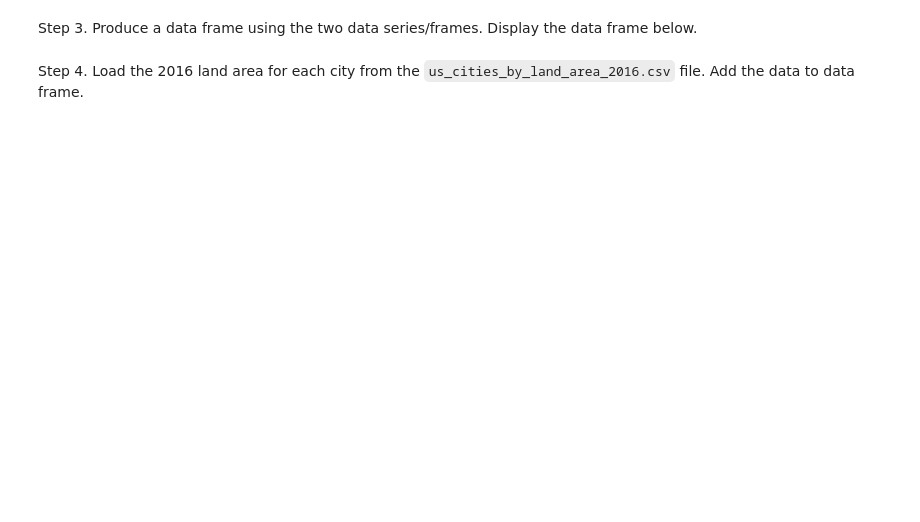
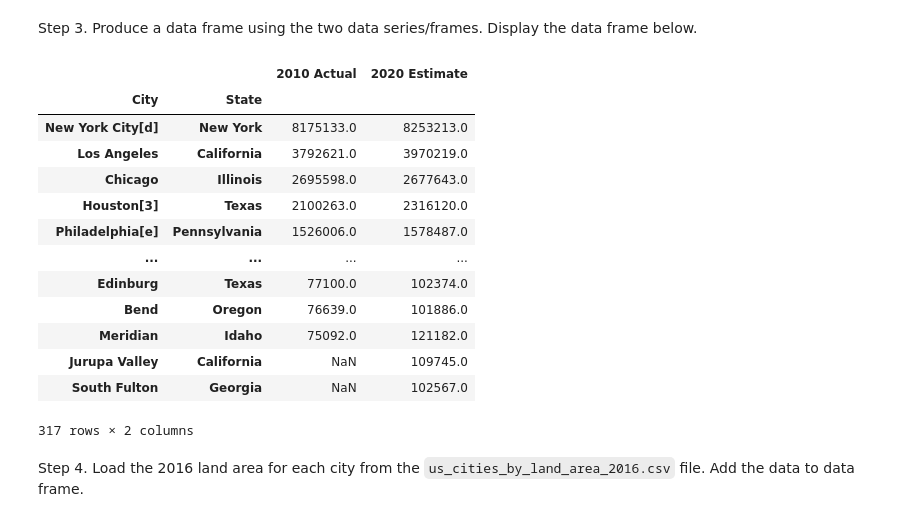
Before and after one commit to t4d-classes/advanced-python_10242022, a Jupyter notebook: jupyter/exercises/04_Exercise.ipynb, the cells around one changed output. Drawn from its saved outputs; the diff is of its cells as text; code cells hidden in the pictures; blank space fills up the shorter version.

```diff
--- a/jupyter/exercises/04_Exercise.ipynb
+++ b/jupyter/exercises/04_Exercise.ipynb
@@ -12,6 +92,44 @@ Step 2. Use the file `us_cities_by_population_2020.csv` to create a data series.
 Step 3. Produce a data frame using the two data series/frames. Display the data frame below.
 # %%
 # Step 3 Solution
+
+# cities_data = pd.DataFrame({
+#     "Rank 1": cities_2010["Rank"],
+#     "2010 Actual": cities_2010["2010 Actual"],
+#     "Rank 2": cities_2020["Rank"],
+#     "2020 Estimate": cities_2020["2020 Estimate"],
+# })
+
+# cities_2010.columns = ["Rank 1", "2010 Actual"]
+# cities_2020.columns = ["Rank 2", "2020 Estimate"]
+
+del cities_2010["Rank"]
+del cities_2020["Rank"]
+
+# Or drop the column
+# cities_2010.drop("Rank", axis=1, inplace=True)
+# cities_2020.drop(columns=["Rank"], inplace=True)
+
+cities_data = cities_2010.join(cities_2020)
+
+# cities_data = cities_2010.join(cities_2020, rsuffix=" 2")
+
+cities_data
+# %% [output]
+|  |  | 2010 Actual | 2020 Estimate |
+| City | State |  |  |
+| New York City[d] | New York | 8175133.0 | 8253213.0 |
+| Los Angeles | California | 3792621.0 | 3970219.0 |
+| Chicago | Illinois | 2695598.0 | 2677643.0 |
+| Houston[3] | Texas | 2100263.0 | 2316120.0 |
+| Philadelphia[e] | Pennsylvania | 1526006.0 | 1578487.0 |
+| ... | ... | ... | ... |
+| Edinburg | Texas | 77100.0 | 102374.0 |
+| Bend | Oregon | 76639.0 | 101886.0 |
+| Meridian | Idaho | 75092.0 | 121182.0 |
+| Jurupa Valley | California | NaN | 109745.0 |
+| South Fulton | Georgia | NaN | 102567.0 |
+317 rows × 2 columns
 # %% [markdown]
 Step 4. Load the 2016 land area for each city from the `us_cities_by_land_area_2016.csv` file. Add the data to data frame.
 # %%
```
Also changed, not shown: parts of 7 cells of this notebook, 2 other files.
